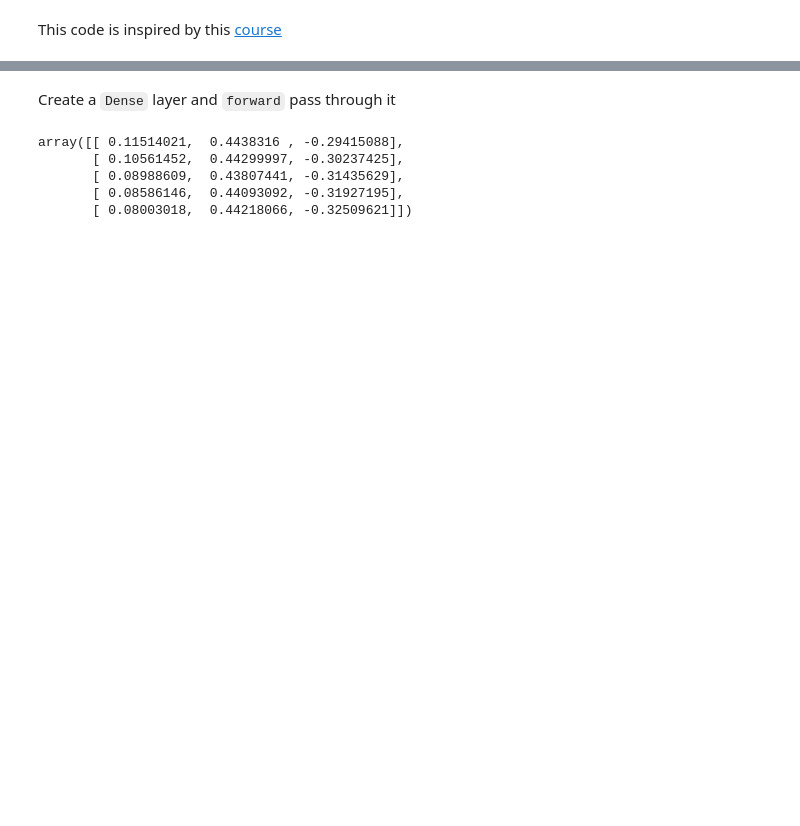
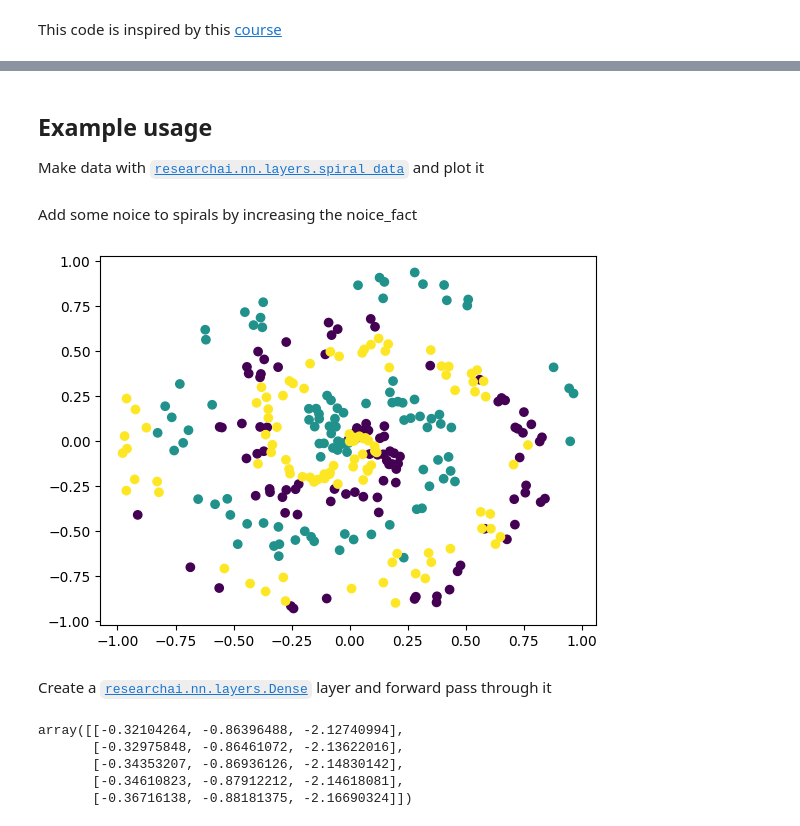
Before and after one commit to sampath017/researchai, a Jupyter notebook: _proc/00_layers.ipynb, the cells around one changed output, grey strips where cells are left out. Saved outputs shown, nothing was run; the diff lists cells and outputs as text; code cells hidden in the pictures; blank space fills up the shorter version.

```diff
--- a/_proc/00_layers.ipynb
+++ b/_proc/00_layers.ipynb
@@ -75,12 +122,24 @@ plt.show()
+# %% [markdown]
+## Example usage
+Make data with [`researchai.nn.layers.spiral_data`](https://sampath017.github.io/researchai/layers.html#spiral_data) and plot it
+# %% [markdown]
+Add some noice to spirals by increasing the noice_fact
+# %%
+X, y = spiral_data(noice_fact=2.5)
+
+plt.scatter(X[:, 0], X[:, 1], c=y)
+plt.show()
+# %% [output]
+[figure, added]
 # %% [markdown]
-Create a `Dense` layer and `forward` pass through it
+Create a [`researchai.nn.layers.Dense`](https://sampath017.github.io/researchai/layers.html#dense) layer and forward pass through it
 # %%
 dense = Dense(2, 3)
 
 dense.forward(X)[:5]
 # %% [output]
-array([[ 0.11514021,  0.4438316 , -0.29415088],
-       [ 0.10561452,  0.44299997, -0.30237425],
-       [ 0.08988609,  0.43807441, -0.31435629],
-       [ 0.08586146,  0.44093092, -0.31927195],
-       [ 0.08003018,  0.44218066, -0.32509621]])
+array([[-0.32104264, -0.86396488, -2.12740994],
+       [-0.32975848, -0.86461072, -2.13622016],
+       [-0.34353207, -0.86936126, -2.14830142],
+       [-0.34610823, -0.87912212, -2.14618081],
+       [-0.36716138, -0.88181375, -2.16690324]])
```
Also changed, not shown: parts of 17 cells of this notebook, 51 other files.
